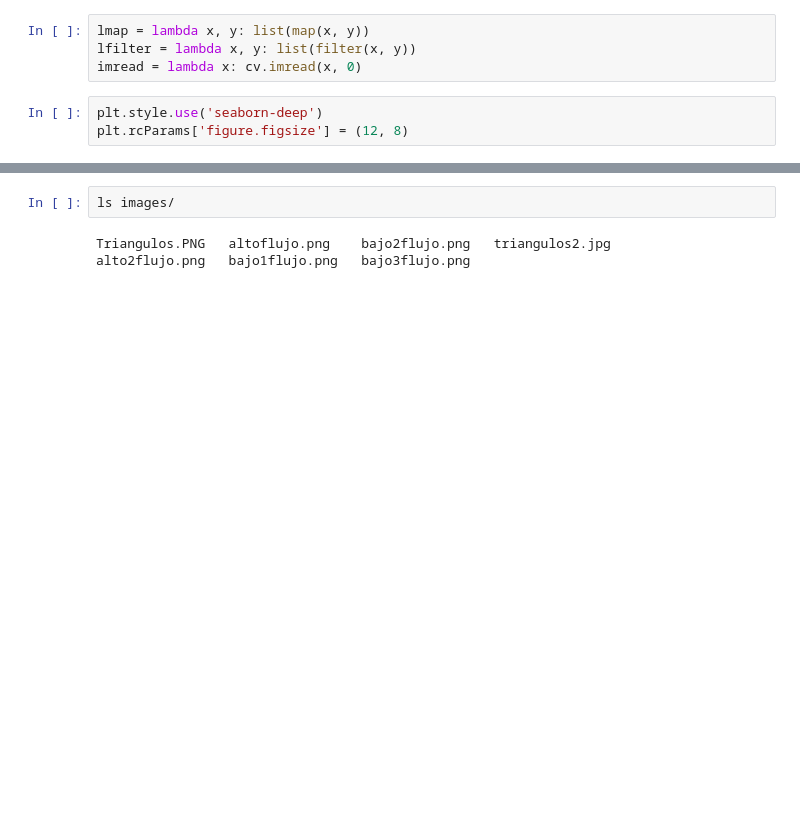
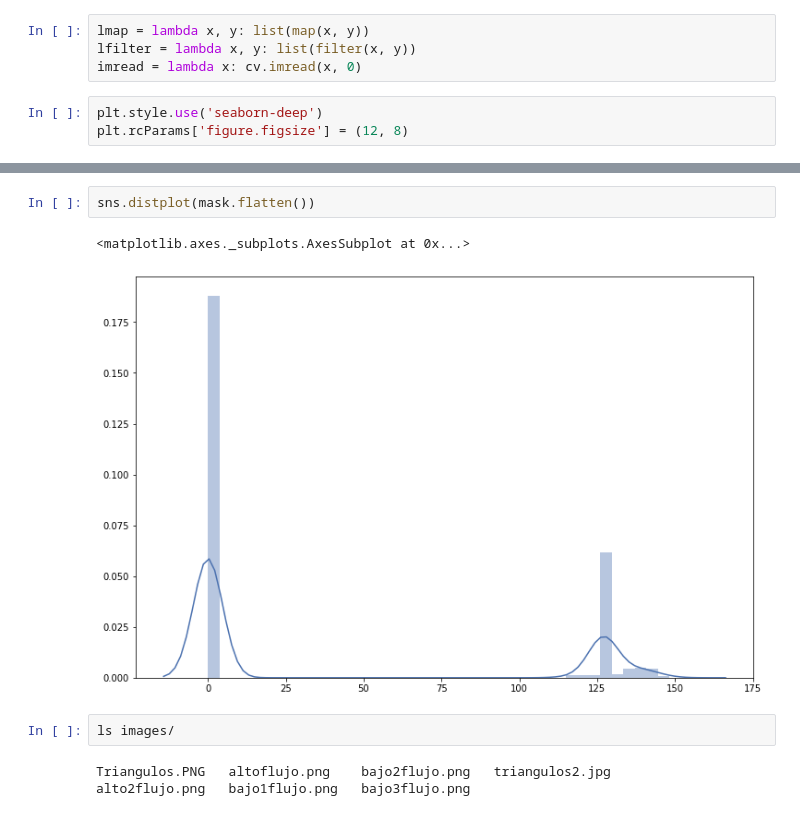
Before and after one commit to Pagutri/ProyectoAsignadoImagenes, a Jupyter notebook: Pregunta1.ipynb, the cells around one changed output, grey strips where cells are left out. Saved outputs shown, nothing was run; the diff lists cells and outputs as text; blank space fills up the shorter version.

```diff
--- a/Pregunta1.ipynb
+++ b/Pregunta1.ipynb
@@ -114,3 +140,8 @@ def auto_segment(
+# %%
+sns.distplot(mask.flatten())
+# %% [output]
+<matplotlib.axes._subplots.AxesSubplot at 0x...>
+[figure, added]
 # %%
 ls images/
 # %% [output]
```
Also changed, not shown: parts of 5 cells of this notebook, 1 other file.
